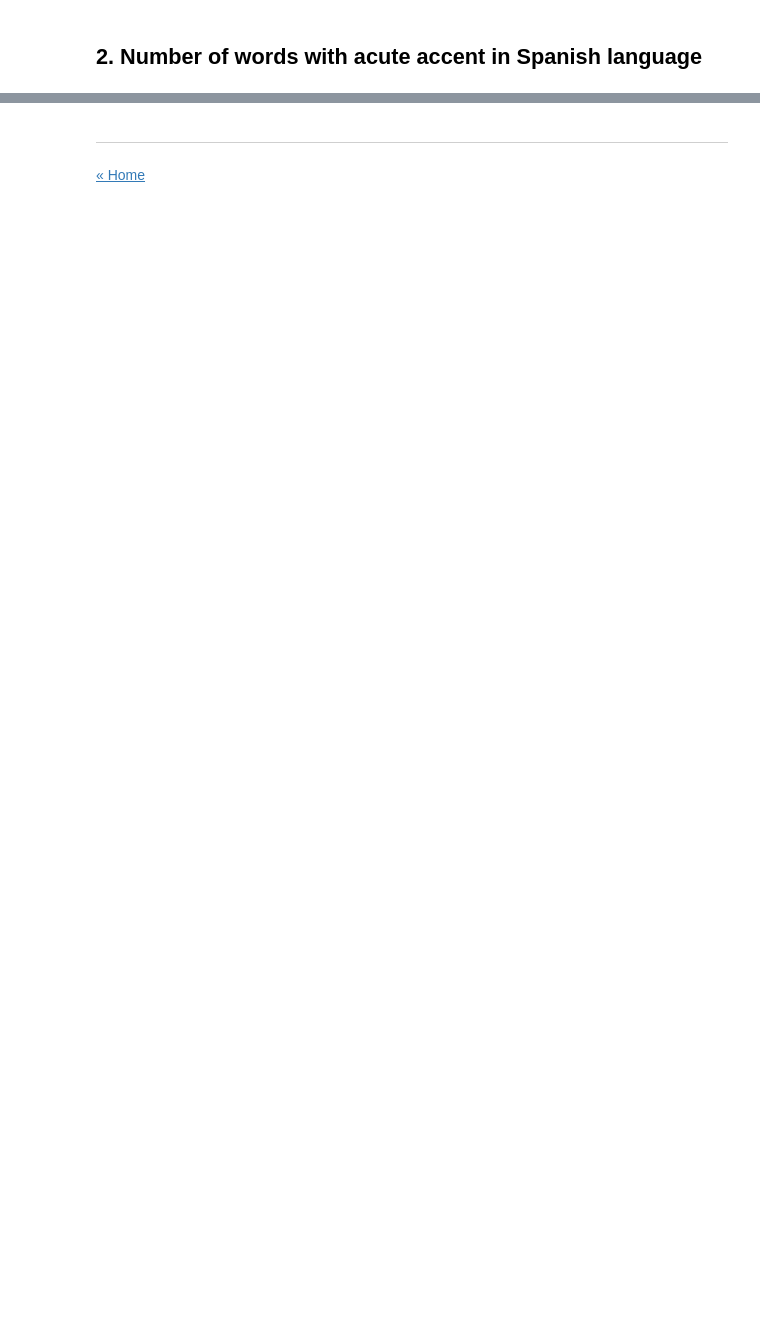
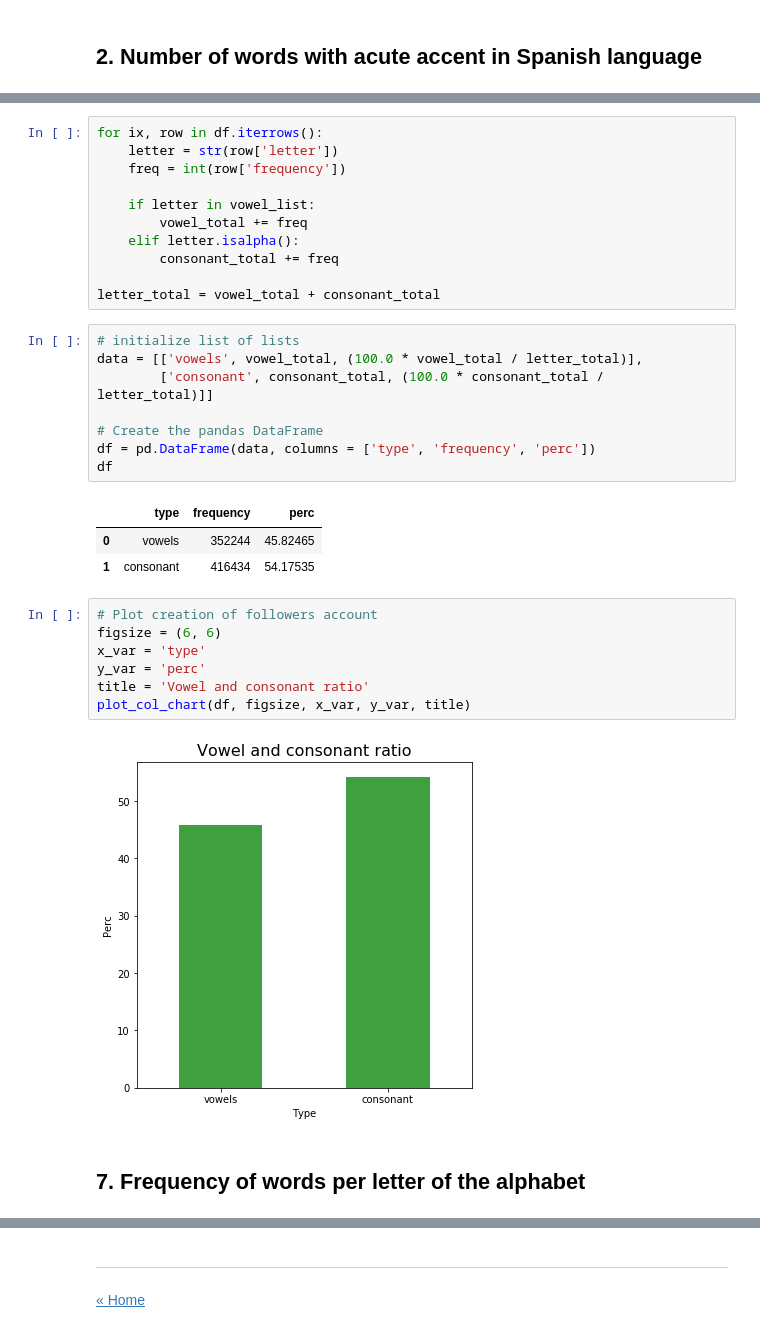
Before and after one commit to ansegura7/DSL_Analysis, a Jupyter notebook: code/dsl_text_analysis.ipynb, the cells around one changed output, grey strips where cells are left out. Drawn from its saved outputs; the diff is of its cells as text; blank space fills up the shorter version.

```diff
--- a/code/dsl_text_analysis.ipynb
+++ b/code/dsl_text_analysis.ipynb
@@ -90,0 +248,34 @@ Total of accented words: 16334 (18.52)
+# %%
+for ix, row in df.iterrows():
+    letter = str(row['letter'])
+    freq = int(row['frequency'])
+
+    if letter in vowel_list:
+        vowel_total += freq
+    elif letter.isalpha():
+        consonant_total += freq
+
+letter_total = vowel_total + consonant_total
+# %%
+# initialize list of lists
+data = [['vowels', vowel_total, (100.0 * vowel_total / letter_total)],
+        ['consonant', consonant_total, (100.0 * consonant_total / letter_total)]]
+
+# Create the pandas DataFrame
+df = pd.DataFrame(data, columns = ['type', 'frequency', 'perc'])
+df
+# %% [output]
+|  | type | frequency | perc |
+| 0 | vowels | 352244 | 45.82465 |
+| 1 | consonant | 416434 | 54.17535 |
+# %%
+# Plot creation of followers account
+figsize = (6, 6)
+x_var = 'type'
+y_var = 'perc'
+title = 'Vowel and consonant ratio'
+plot_col_chart(df, figsize, x_var, y_var, title)
+# %% [output]
+[figure, added]
+# %% [markdown]
+## 7. Frequency of words per letter of the alphabet
```
Also changed, not shown: parts of 25 cells of this notebook, 2 other files.
